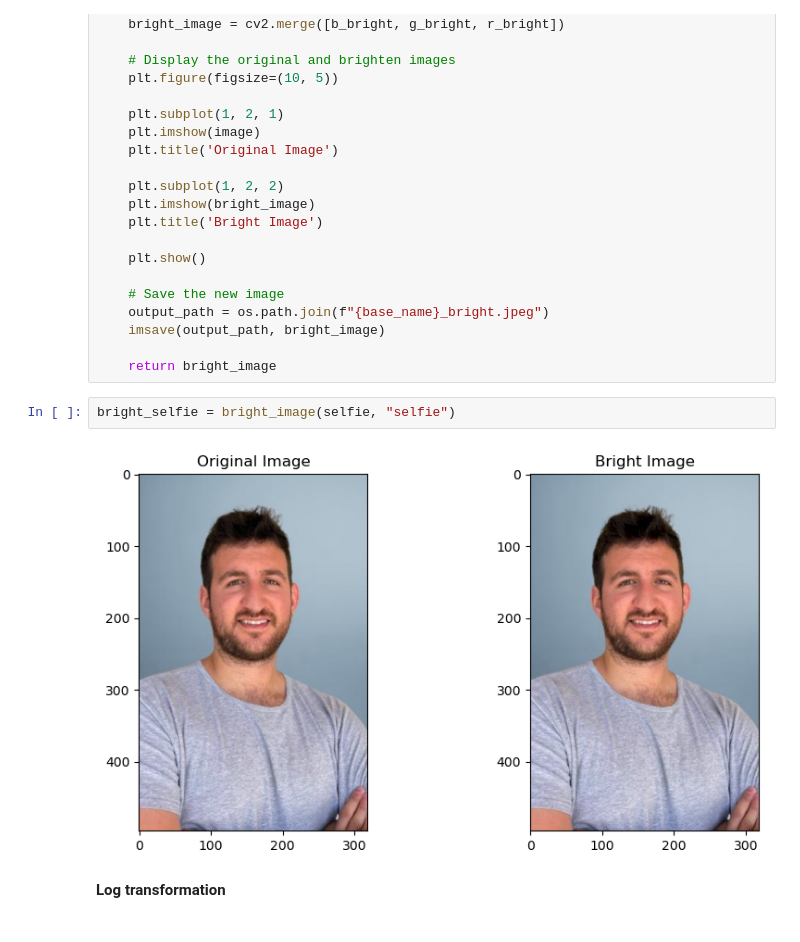
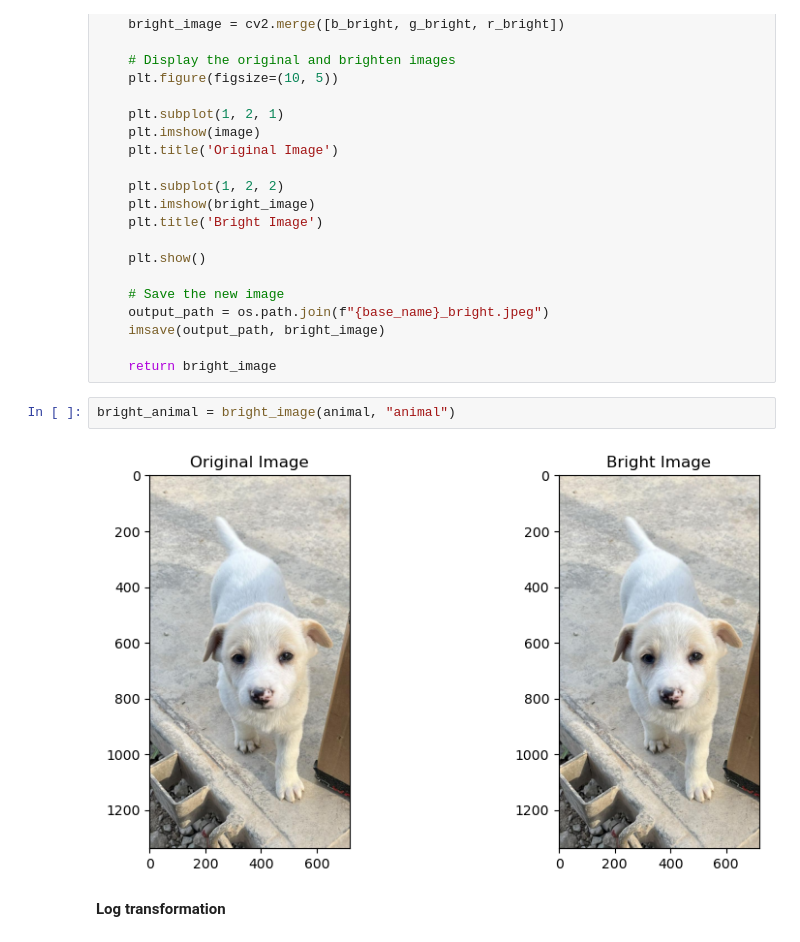
Before and after one commit to LevinTamir/intro-to-image-processing-course, a Jupyter notebook: hw/hw1/Tamir_Levin_code_hw1.ipynb, the cells around one changed output. Cells and saved outputs as stored; diff of their text form.

```diff
--- a/hw/hw1/Tamir_Levin_code_hw1.ipynb
+++ b/hw/hw1/Tamir_Levin_code_hw1.ipynb
@@ -619,10 +636,10 @@ def bright_image(image, base_name):
     imsave(output_path, bright_image)
 
     return bright_image
-# %%
-bright_selfie = bright_image(selfie, "selfie")
-# %% [output]
-[figure, removed]
+# %%
+bright_animal = bright_image(animal, "animal")
+# %% [output]
+[figure, added]
 # %% [markdown]
 **Log transformation**
 # %%
```
Also changed, not shown: parts of 22 cells of this notebook, 10 other files.
